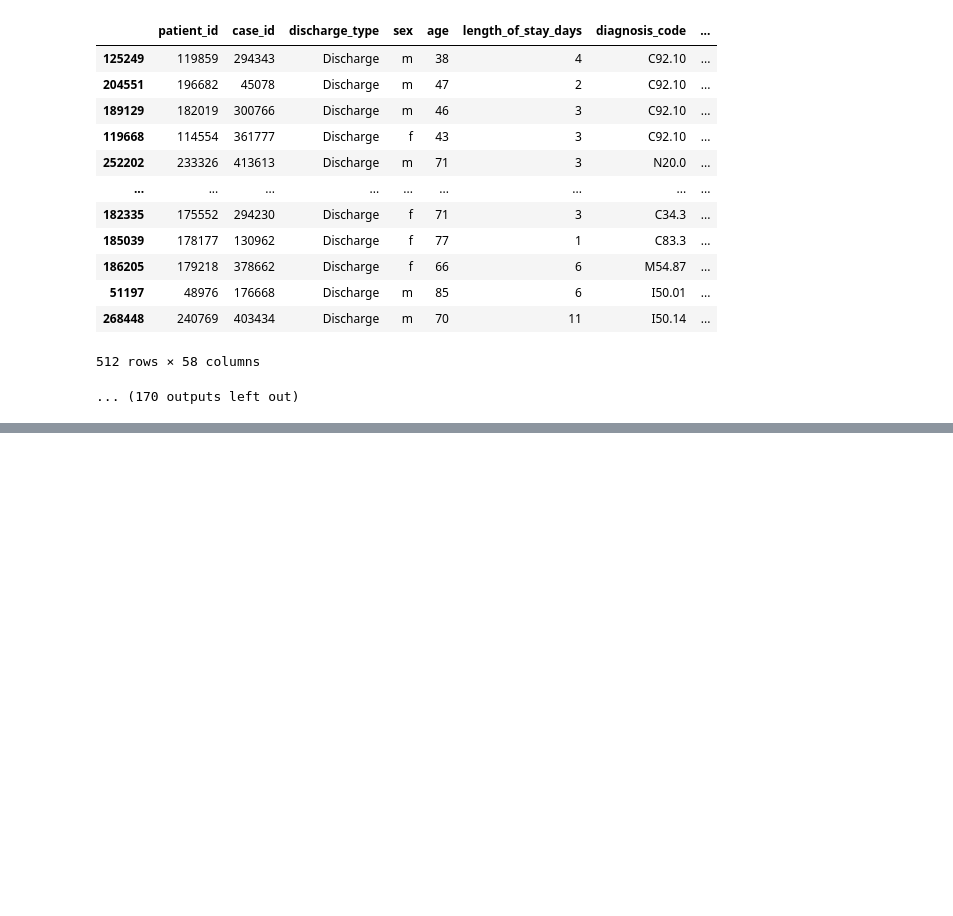
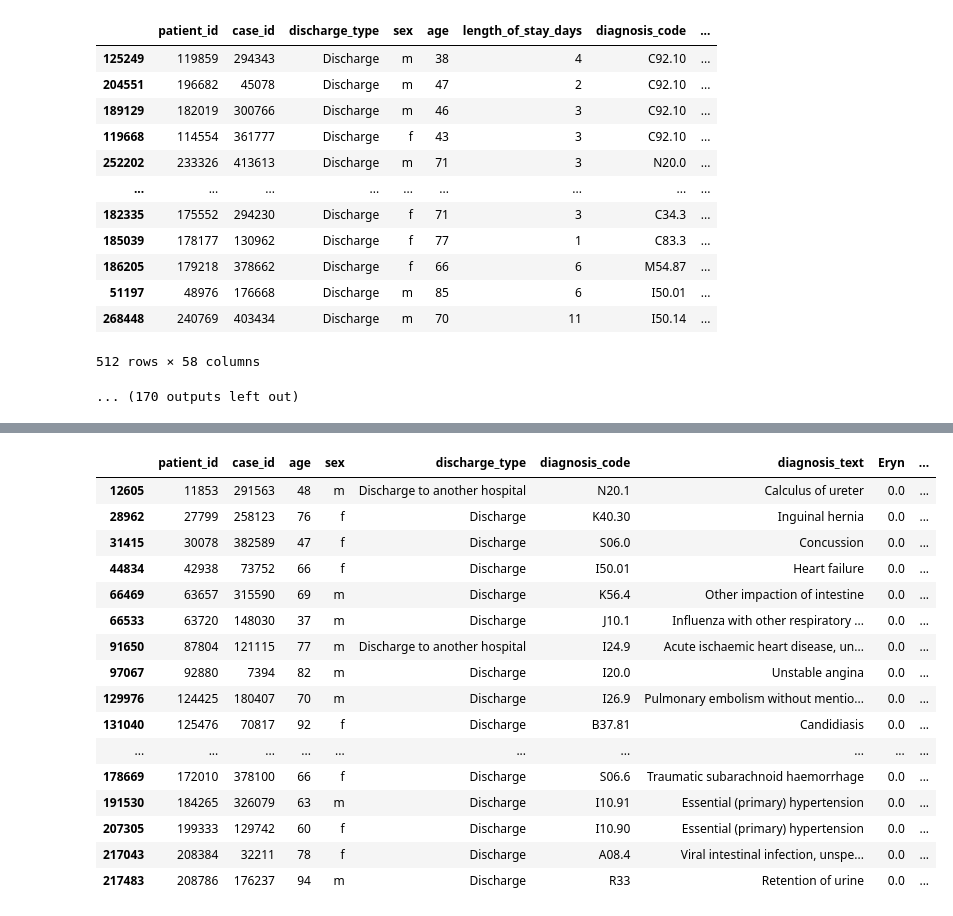
Before and after one commit to Yokopa/hospital-stay-discharge-prediction, a Jupyter notebook: code/4_outlier_analysis.ipynb, the cells around one changed output, grey strips where cells are left out. Cells and saved outputs as stored; diff of their text form; code cells hidden in the pictures; blank space fills up the shorter version.

Commit message:
chenages data cleaning

```diff
--- a/code/4_outlier_analysis.ipynb
+++ b/code/4_outlier_analysis.ipynb
@@ -468,0 +411,20 @@ merged_data[merged_data['Hbn'] < 8].sort_values(by='Hbn')
+# %%
+merged_data[merged_data['Eryn'] == 0][['patient_id', 'case_id', 'age', 'sex', 'discharge_type', 'diagnosis_code', 'diagnosis_text', 'Eryn', 'Hbn', 'Hkn', 'Leukn', 'THZn', 'MCHCn', 'MCVn', 'MCHn', 'RDWn']]
+# %% [output]
+|  | patient_id | case_id | age | sex | discharge_type | diagnosis_code | diagnosis_text | Eryn | ... |
+| 12605 | 11853 | 291563 | 48 | m | Discharge to another hospital | N20.1 | Calculus of ureter | 0.0 | ... |
+| 28962 | 27799 | 258123 | 76 | f | Discharge | K40.30 | Inguinal hernia | 0.0 | ... |
+| 31415 | 30078 | 382589 | 47 | f | Discharge | S06.0 | Concussion | 0.0 | ... |
+| 44834 | 42938 | 73752 | 66 | f | Discharge | I50.01 | Heart failure | 0.0 | ... |
+| 66469 | 63657 | 315590 | 69 | m | Discharge | K56.4 | Other impaction of intestine | 0.0 | ... |
+| 66533 | 63720 | 148030 | 37 | m | Discharge | J10.1 | Influenza with other respiratory ... | 0.0 | ... |
+| 91650 | 87804 | 121115 | 77 | m | Discharge to another hospital | I24.9 | Acute ischaemic heart disease, un... | 0.0 | ... |
+| 97067 | 92880 | 7394 | 82 | m | Discharge | I20.0 | Unstable angina | 0.0 | ... |
+| 129976 | 124425 | 180407 | 70 | m | Discharge | I26.9 | Pulmonary embolism without mentio... | 0.0 | ... |
+| 131040 | 125476 | 70817 | 92 | f | Discharge | B37.81 | Candidiasis | 0.0 | ... |
+| ... | ... | ... | ... | ... | ... | ... | ... | ... | ... |
+| 178669 | 172010 | 378100 | 66 | f | Discharge | S06.6 | Traumatic subarachnoid haemorrhage | 0.0 | ... |
+| 191530 | 184265 | 326079 | 63 | m | Discharge | I10.91 | Essential (primary) hypertension | 0.0 | ... |
+| 207305 | 199333 | 129742 | 60 | f | Discharge | I10.90 | Essential (primary) hypertension | 0.0 | ... |
+| 217043 | 208384 | 32211 | 78 | f | Discharge | A08.4 | Viral intestinal infection, unspe... | 0.0 | ... |
+| 217483 | 208786 | 176237 | 94 | m | Discharge | R33 | Retention of urine | 0.0 | ... |
```
Also changed, not shown: parts of 56 cells of this notebook, 2 other files.
